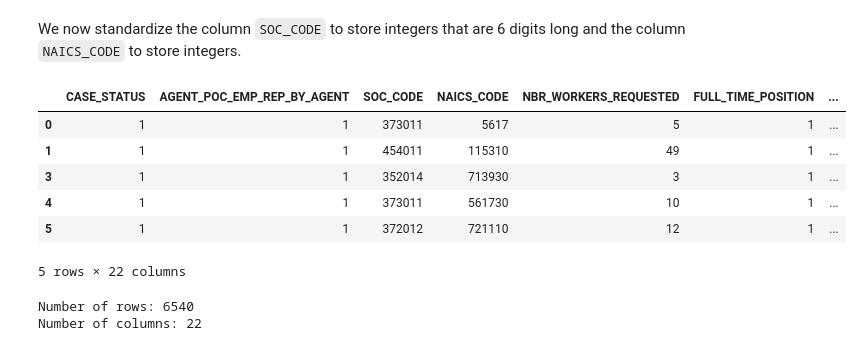
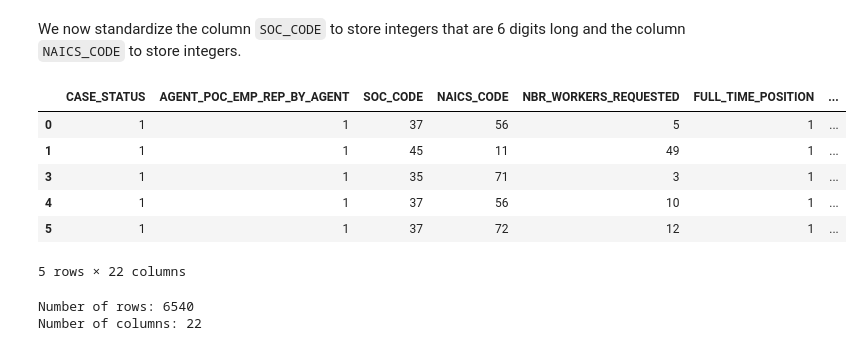
Before and after one commit to abhinavk99/H-2B-Visa-Application-Classifier, a Jupyter notebook: DataCleaning.ipynb, the cells around one changed output. Drawn from its saved outputs; the diff is of its cells as text; code cells hidden in the pictures.

Commit message:
Reduced SOC and NAICS codes to 2 digits

```diff
--- a/DataCleaning.ipynb
+++ b/DataCleaning.ipynb
@@ -242,17 +242,27 @@ df.head()
 We now standardize the column `SOC_CODE` to store integers that are 6 digits long and the column `NAICS_CODE` to store integers.
 # %%
 df['SOC_CODE'] = df['SOC_CODE'].str.replace('-', '', regex=False)
+df['NAICS_CODE'] = df['NAICS_CODE'].astype('str')
+
+def trim_to_2_digits(row):
+    return (row["NAICS_CODE"][0:2], row["SOC_CODE"][0:2])
+
+df[["NAICS_CODE", "SOC_CODE"]] = df.apply(trim_to_2_digits, axis=1, result_type='expand')
+
 df['SOC_CODE'] = pd.to_numeric(df['SOC_CODE'])
 df['SOC_CODE'] = df['SOC_CODE'].astype('int64')
 df['NAICS_CODE'] = df['NAICS_CODE'].astype('int64')
+
+df["NAICS_CODE"].apply(lambda row: row)
+
 df.head()
 # %% [output]
 |  | CASE_STATUS | AGENT_POC_EMP_REP_BY_AGENT | SOC_CODE | NAICS_CODE | NBR_WORKERS_REQUESTED | FULL_TIME_POSITION | ... |
-| 0 | 1 | 1 | 373011 | 5617 | 5 | 1 | ... |
-| 1 | 1 | 1 | 454011 | 115310 | 49 | 1 | ... |
-| 3 | 1 | 1 | 352014 | 713930 | 3 | 1 | ... |
-| 4 | 1 | 1 | 373011 | 561730 | 10 | 1 | ... |
-| 5 | 1 | 1 | 372012 | 721110 | 12 | 1 | ... |
+| 0 | 1 | 1 | 37 | 56 | 5 | 1 | ... |
+| 1 | 1 | 1 | 45 | 11 | 49 | 1 | ... |
+| 3 | 1 | 1 | 35 | 71 | 3 | 1 | ... |
+| 4 | 1 | 1 | 37 | 56 | 10 | 1 | ... |
+| 5 | 1 | 1 | 37 | 72 | 12 | 1 | ... |
 5 rows × 22 columns
 # %%
 print('Number of rows:', df.shape[0])
```
Also changed, not shown: parts of 1 cell of this notebook, 3 other files.
